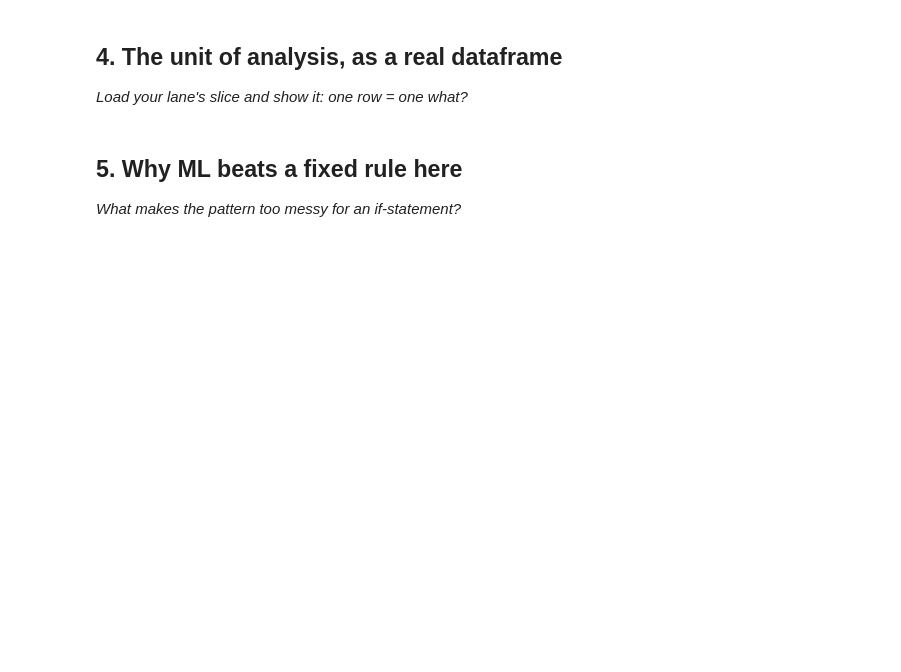
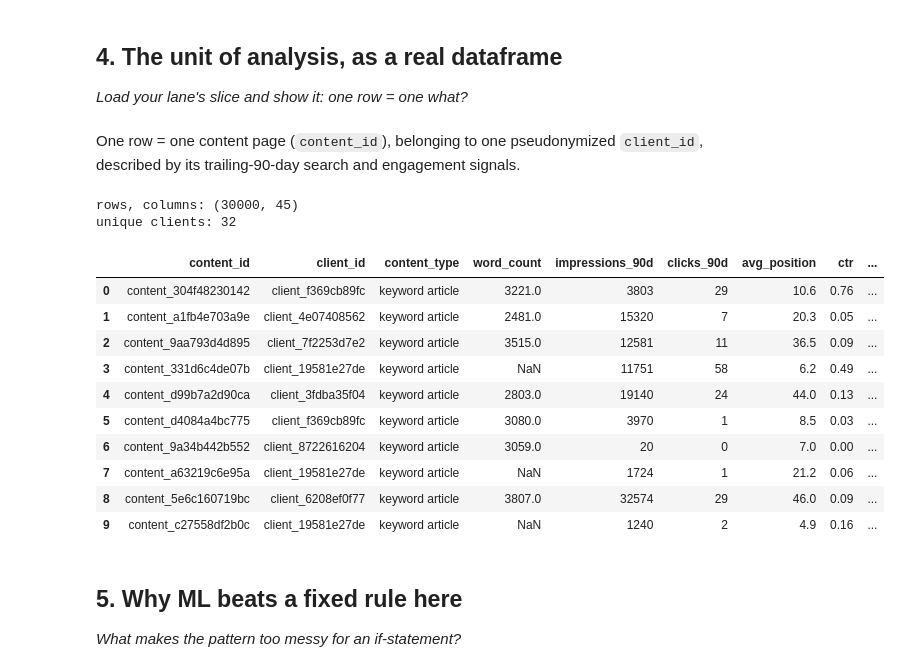
Before and after one commit to Hafiz-Taha-Hussain/Flyrank-Work, a Jupyter notebook: work/notebooks/w02_ml_task_framing.ipynb, the cells around one changed output. Drawn from its saved outputs; the diff is of its cells as text; code cells hidden in the pictures; blank space fills up the shorter version.

```diff
--- a/work/notebooks/w02_ml_task_framing.ipynb
+++ b/work/notebooks/w02_ml_task_framing.ipynb
@@ -16,0 +51,16 @@ This skeleton is yours to fill. Work the sections **in order** — each one has
+# %%
+import pandas as pd
+
+df = pd.read_csv("../../data/raw/content_refresh_anonymized.csv")
+
+df["is_declining_proxy"] = (
+    (df["trend_direction"] == "down") & (df["impressions_90d"] >= 100)
+).astype(int)
+
+print(df["is_declining_proxy"].value_counts())
+print(f"\npositive rate: {df['is_declining_proxy'].mean()*100:.1f}%")
+
+df.loc[
+    df["is_declining_proxy"] == 1,
+    ["content_id", "client_id", "trend_direction", "impressions_90d", "avg_position"]
+].head(5)
@@ -22,6 +95,34 @@ This skeleton is yours to fill. Work the sections **in order** — each one has
 ## 4. The unit of analysis, as a real dataframe
 
 *Load your lane's slice and show it: one row = one what?*
+# %% [markdown]
+One row = one content page (`content_id`), belonging to one pseudonymized `client_id`,
+described by its trailing-90-day search and engagement signals.
+# %%
+print("rows, columns:", df.shape)
+print("unique clients:", df["client_id"].nunique())
+
+unit_cols = [
+    "content_id", "client_id", "content_type", "word_count",
+    "impressions_90d", "clicks_90d", "avg_position", "ctr",
+    "engagement_rate", "days_since_last_update", "trend_direction",
+    "is_declining_proxy",
+]
+df[unit_cols].head(10)
+# %% [output]
+rows, columns: (30000, 45)
+unique clients: 32
+|  | content_id | client_id | content_type | word_count | impressions_90d | clicks_90d | avg_position | ctr | ... |
+| 0 | content_304f48230142 | client_f369cb89fc | keyword article | 3221.0 | 3803 | 29 | 10.6 | 0.76 | ... |
+| 1 | content_a1fb4e703a9e | client_4e07408562 | keyword article | 2481.0 | 15320 | 7 | 20.3 | 0.05 | ... |
+| 2 | content_9aa793d4d895 | client_7f2253d7e2 | keyword article | 3515.0 | 12581 | 11 | 36.5 | 0.09 | ... |
+| 3 | content_331d6c4de07b | client_19581e27de | keyword article | NaN | 11751 | 58 | 6.2 | 0.49 | ... |
+| 4 | content_d99b7a2d90ca | client_3fdba35f04 | keyword article | 2803.0 | 19140 | 24 | 44.0 | 0.13 | ... |
+| 5 | content_d4084a4bc775 | client_f369cb89fc | keyword article | 3080.0 | 3970 | 1 | 8.5 | 0.03 | ... |
+| 6 | content_9a34b442b552 | client_8722616204 | keyword article | 3059.0 | 20 | 0 | 7.0 | 0.00 | ... |
+| 7 | content_a63219c6e95a | client_19581e27de | keyword article | NaN | 1724 | 1 | 21.2 | 0.06 | ... |
+| 8 | content_5e6c160719bc | client_6208ef0f77 | keyword article | 3807.0 | 32574 | 29 | 46.0 | 0.09 | ... |
+| 9 | content_c27558df2b0c | client_19581e27de | keyword article | NaN | 1240 | 2 | 4.9 | 0.16 | ... |
 # %% [markdown]
 ## 5. Why ML beats a fixed rule here
 
```
Also changed, not shown: parts of 7 cells of this notebook.
